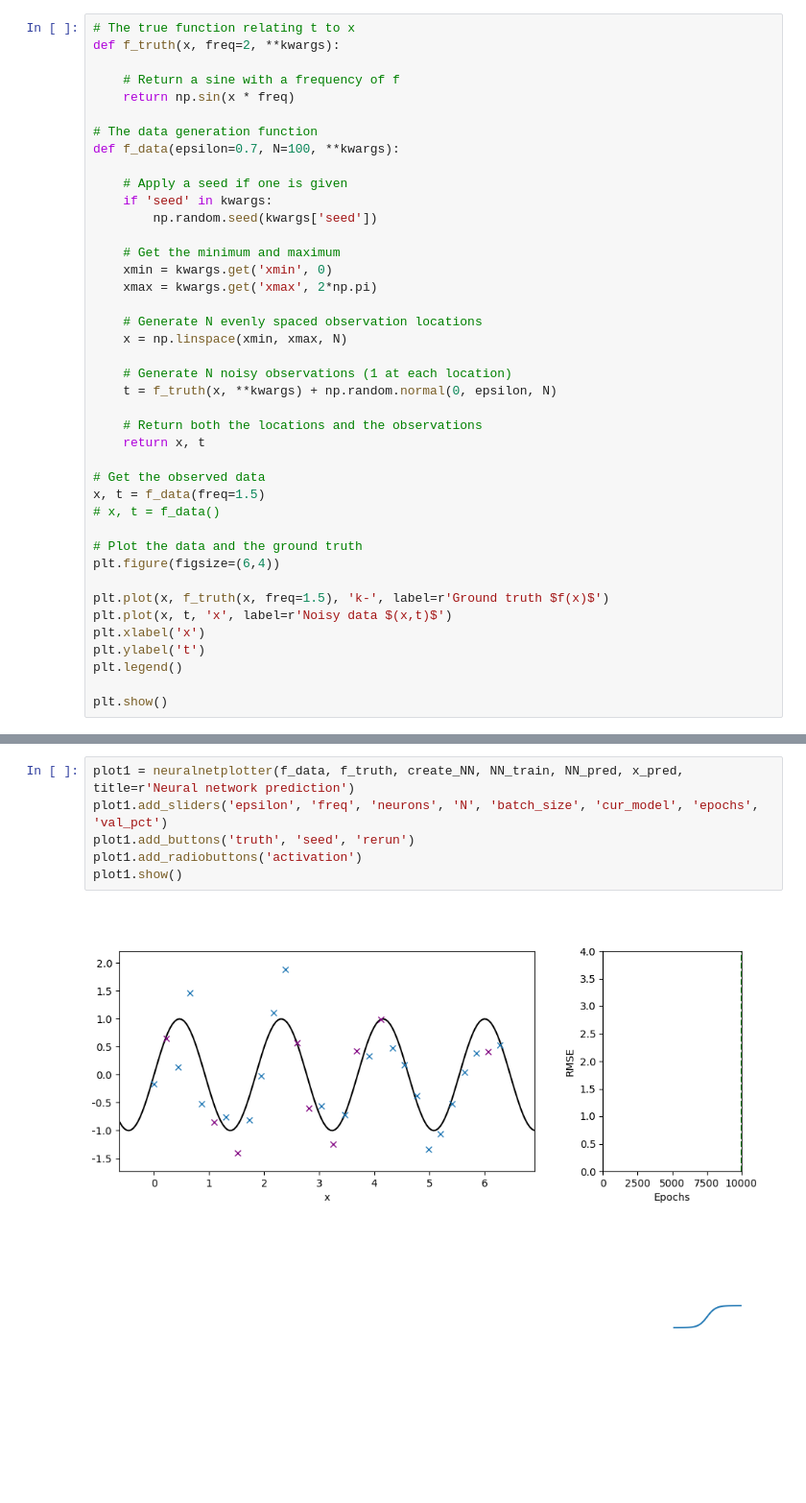
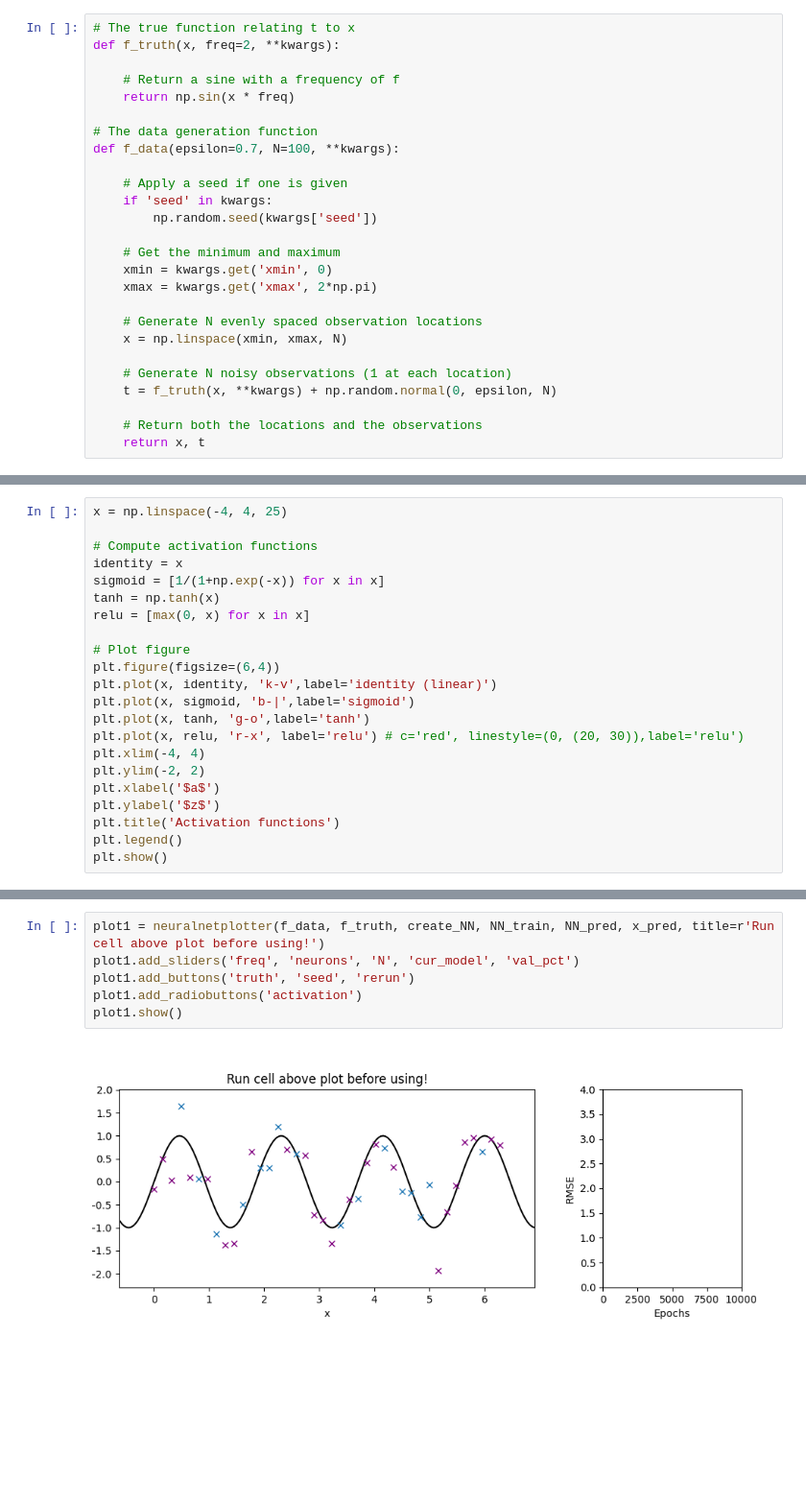
Before and after one commit to annepoot/mude, a Jupyter notebook: notebook_05_NN.ipynb, the cells around one changed output, grey strips where cells are left out. Shown at 96% size. Cells and saved outputs as stored; diff of their text form; blank space fills up the shorter version.

Commit message:
First draft of full notebook.
Introduced plot sequentially, visual improvements. Story still needs some work to introduce plots and learning goals better.

```diff
--- a/notebook_05_NN.ipynb
+++ b/notebook_05_NN.ipynb
@@ -51,18 +50,3 @@ def f_data(epsilon=0.7, N=100, **kwargs):
 
     # Return both the locations and the observations
     return x, t
-
-# Get the observed data
-x, t = f_data(freq=1.5)
-# x, t = f_data()
-
-# Plot the data and the ground truth
-plt.figure(figsize=(6,4))
-
-plt.plot(x, f_truth(x, freq=1.5), 'k-', label=r'Ground truth $f(x)$')
-plt.plot(x, t, 'x', label=r'Noisy data $(x,t)$')
-plt.xlabel('x')
-plt.ylabel('t')
-plt.legend()
-
-plt.show()
@@ -117,0 +62,22 @@ The flexibility of a neural network can be adapted by varying the number of node
+# %%
+x = np.linspace(-4, 4, 25)
+
+# Compute activation functions
+identity = x
+sigmoid = [1/(1+np.exp(-x)) for x in x]
+tanh = np.tanh(x)
+relu = [max(0, x) for x in x]
+
+# Plot figure
+plt.figure(figsize=(6,4))
+plt.plot(x, identity, 'k-v',label='identity (linear)')
+plt.plot(x, sigmoid, 'b-|',label='sigmoid')
+plt.plot(x, tanh, 'g-o',label='tanh')
+plt.plot(x, relu, 'r-x', label='relu') # c='red', linestyle=(0, (20, 30)),label='relu')
+plt.xlim(-4, 4)
+plt.ylim(-2, 2)
+plt.xlabel('$a$')
+plt.ylabel('$z$')
+plt.title('Activation functions')
+plt.legend()
+plt.show()
@@ -168,9 +181,9 @@ In the following plot, you have a lot of freedom to train a neural network:
 # %%
-plot1 = neuralnetplotter(f_data, f_truth, create_NN, NN_train, NN_pred, x_pred, title=r'Neural network prediction')
-plot1.add_sliders('epsilon', 'freq', 'neurons', 'N', 'batch_size', 'cur_model', 'epochs', 'val_pct')
+plot1 = neuralnetplotter(f_data, f_truth, create_NN, NN_train, NN_pred, x_pred, title=r'Run cell above plot before using!')
+plot1.add_sliders('freq', 'neurons', 'N', 'cur_model', 'val_pct')
 plot1.add_buttons('truth', 'seed', 'rerun')
 plot1.add_radiobuttons('activation')
 plot1.show()
 # %% [output]
-[figure, old version]
+[figure, new version]
 # %% [markdown]
```
Also changed, not shown: parts of 17 cells of this notebook, 1 other file.
